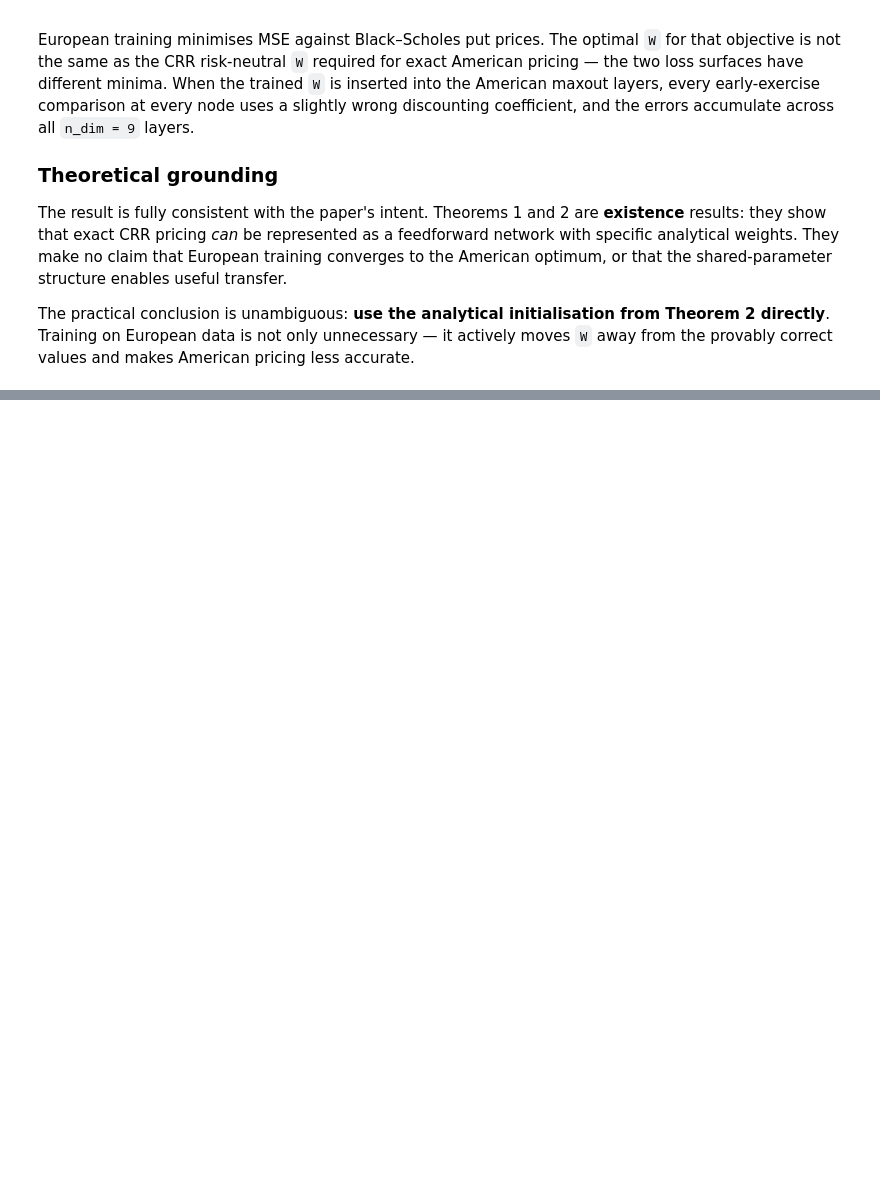
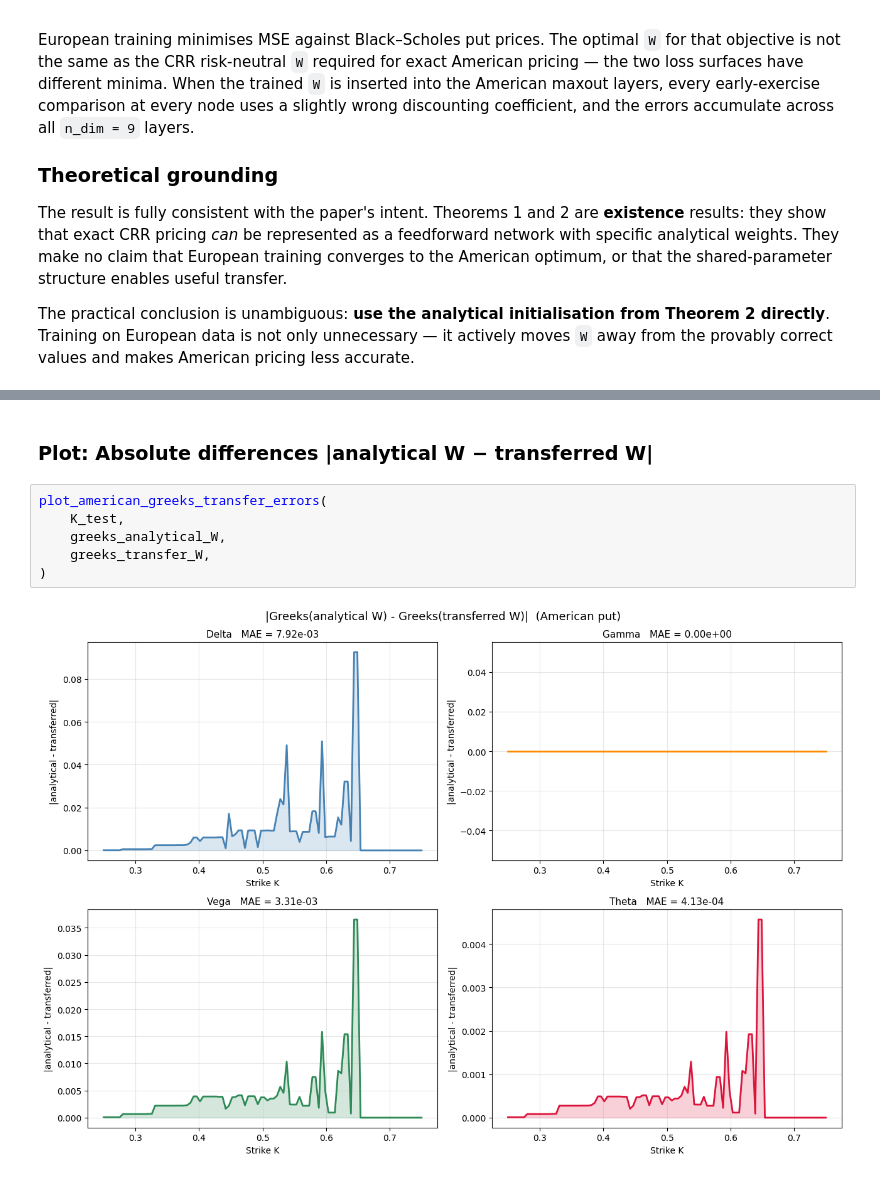
Before and after one commit to wlcmtunknwndth/BTNet-BS, a Jupyter notebook: btnn-bs-torch-v4.ipynb, the cells around one changed output, grey strips where cells are left out. Drawn from its saved outputs; the diff is of its cells as text; blank space fills up the shorter version.

```diff
--- a/btnn-bs-torch-v4.ipynb
+++ b/btnn-bs-torch-v4.ipynb
@@ -252,0 +362,10 @@ accurate.
+# %% [markdown]
+### Plot: Absolute differences |analytical W − transferred W|
+# %%
+plot_american_greeks_transfer_errors(
+    K_test,
+    greeks_analytical_W,
+    greeks_transfer_W,
+)
+# %% [output]
+[figure, added]
```
Also changed, not shown: parts of 11 cells of this notebook, 8 other files.
